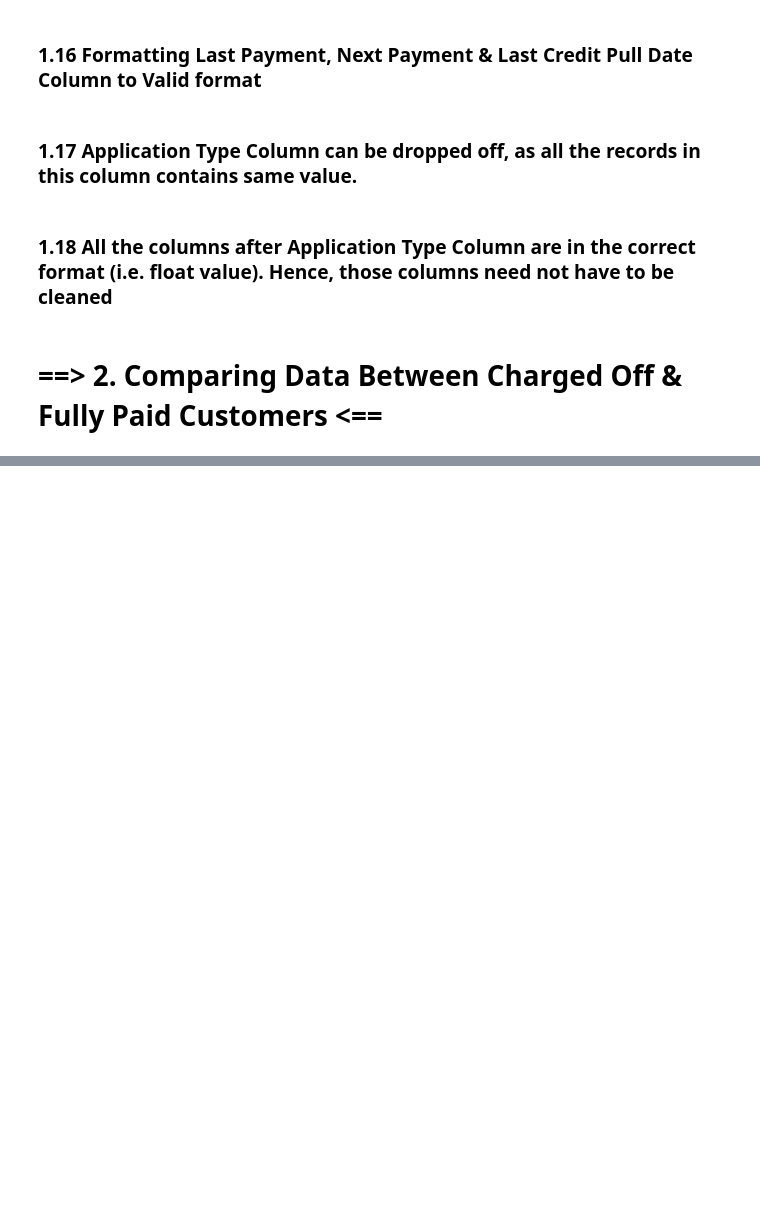
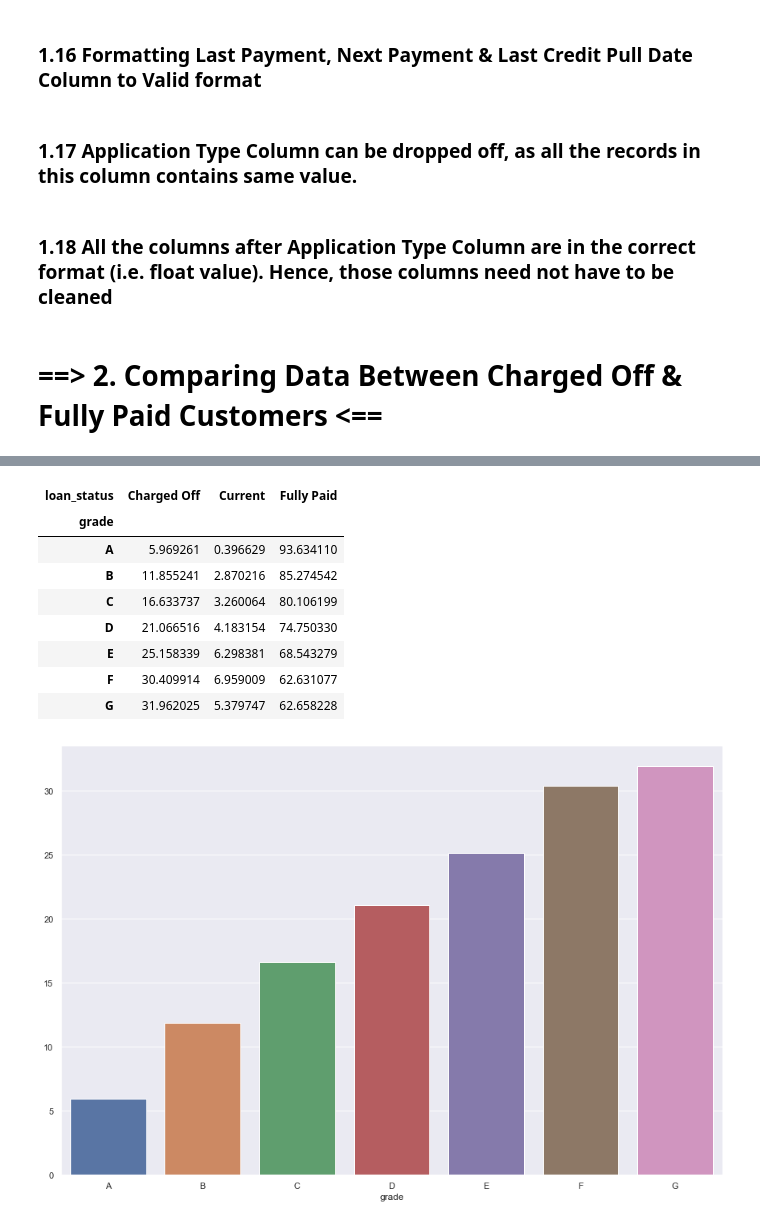
Before and after one commit to akshaykadam100/Lending-Club-Case-Study, a Jupyter notebook: Group_Facilitator_Name_V2.ipynb, the cells around one changed output, grey strips where cells are left out. Saved outputs shown, nothing was run; the diff lists cells and outputs as text; code cells hidden in the pictures; blank space fills up the shorter version.

```diff
--- a/Group_Facilitator_Name_V2.ipynb
+++ b/Group_Facilitator_Name_V2.ipynb
@@ -401,0 +267,17 @@ sns.heatmap(plot_this.iloc[:,:-1].div(plot_this["total"], axis=0)*100)
+# %%
+plot_this = raw_data.pivot_table(index='grade', columns='loan_status', values='member_id', aggfunc='count').fillna(0)
+plot_this['total'] = plot_this.sum(axis=1)
+plot_this = plot_this.iloc[:,:-1].div(plot_this["total"], axis=0)*100
+sns.barplot(x = plot_this['Charged Off'].index, y=plot_this['Charged Off'].values)
+plot_this
+# %% [output]
+| loan_status | Charged Off | Current | Fully Paid |
+| grade |  |  |  |
+| A | 5.969261 | 0.396629 | 93.634110 |
+| B | 11.855241 | 2.870216 | 85.274542 |
+| C | 16.633737 | 3.260064 | 80.106199 |
+| D | 21.066516 | 4.183154 | 74.750330 |
+| E | 25.158339 | 6.298381 | 68.543279 |
+| F | 30.409914 | 6.959009 | 62.631077 |
+| G | 31.962025 | 5.379747 | 62.658228 |
+[figure, added]
```
Also changed, not shown: parts of 41 cells of this notebook.
